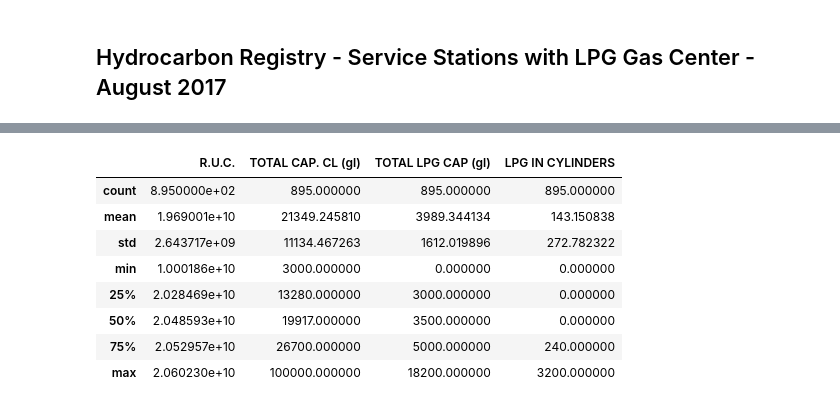
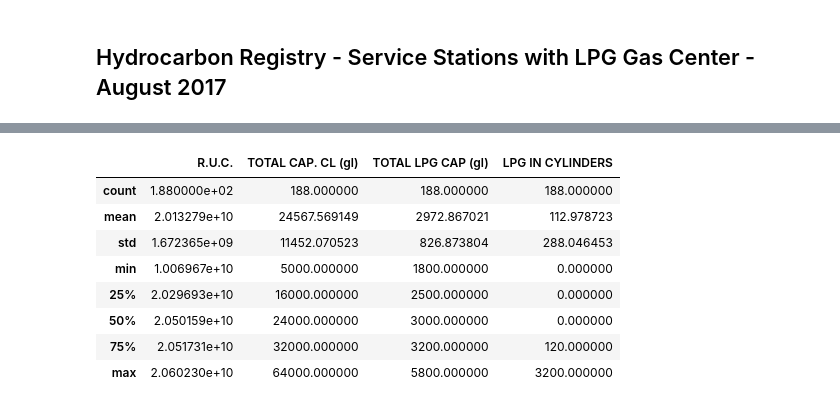
Before and after one commit to OmdenaLimaChapter/1.First-project_Lima_Peru_Open_Data, a Jupyter notebook: Datasets/energy/Registry_Of_Liquid_Hydrocarbons.ipynb, the cells around one changed output, grey strips where cells are left out. Cells and saved outputs as stored; diff of their text form; code cells hidden in the pictures.

```diff
--- a/Datasets/energy/Registry_Of_Liquid_Hydrocarbons.ipynb
+++ b/Datasets/energy/Registry_Of_Liquid_Hydrocarbons.ipynb
@@ -189,10 +190,3 @@ drop_col = ['EXPEDIENTE', 'No', 'REGISTRO', 'TANQUE 1', 'TANQUE 10', 'TANQUE 11'
 
 df1.drop(columns=drop_col, inplace=True, errors='ignore')
 df2.drop(columns=drop_col, inplace=True, errors='ignore')
-# %%
-# change to datetime
-col_date = ['FEC. EMISION', 'FEC. FIRMA']
-
-for col in col_date:
-    df1[col] = pd.to_datetime(df1[col], infer_datetime_format=True).dt.date
-    df2[col] = pd.to_datetime(df2[col], infer_datetime_format=True).dt.date
@@ -219,3 +193,35 @@ df2.rename(columns=es_en_dict, inplace=True)
+# %%
+# extract only Lima Province
+
+df1_lima = df1[df1['PROVINCIA'] == 'LIMA']
+df2_lima = df2[df2['PROVINCIA'] == 'LIMA']
+# %%
+# change to datetime
+col_date = ['FEC. EMISION', 'FEC. FIRMA']
+
+for col in col_date:
+    df1_lima[col] = df1_lima[col].astype('datetime64[ns]')
+    df2_lima[col] = df2_lima[col].astype('datetime64[ns]')
+# %%
+# translate column heading from Spanish to English
+
+# Unique column headings in the two datasets
+columns = np.unique(np.concatenate((df1_lima.columns.values, df2_lima.columns.values)))
+
+# translate to english
+columns_en = []
+n = columns.shape[0]
+for i in range(n):
+    # translate to english
+    columns_en.append(GoogleTranslator(source='es', target='en').translate(columns[i]))
+    i += 1
+
+# create a dictionary of spanish : english
+es_en_dict = dict(map(lambda i,j : (i,j) , columns, columns_en))
+
+# replace spanish values with english in the column
+df1_lima.rename(columns=es_en_dict, inplace=True)
+df2_lima.rename(columns=es_en_dict, inplace=True)
 # %% [markdown]
 ### Visualize Data
 # %% [markdown]
@@ -242,12 +377,12 @@ df1.head(1)
 # %%
-df2.describe()
+df2_lima.describe()
 # %% [output]
 |  | R.U.C. | TOTAL CAP. CL (gl) | TOTAL LPG CAP (gl) | LPG IN CYLINDERS |
-| count | 8.950000e+02 | 895.000000 | 895.000000 | 895.000000 |
-| mean | 1.969001e+10 | 21349.245810 | 3989.344134 | 143.150838 |
-| std | 2.643717e+09 | 11134.467263 | 1612.019896 | 272.782322 |
-| min | 1.000186e+10 | 3000.000000 | 0.000000 | 0.000000 |
-| 25% | 2.028469e+10 | 13280.000000 | 3000.000000 | 0.000000 |
-| 50% | 2.048593e+10 | 19917.000000 | 3500.000000 | 0.000000 |
-| 75% | 2.052957e+10 | 26700.000000 | 5000.000000 | 240.000000 |
-| max | 2.060230e+10 | 100000.000000 | 18200.000000 | 3200.000000 |
+| count | 1.880000e+02 | 188.000000 | 188.000000 | 188.000000 |
+| mean | 2.013279e+10 | 24567.569149 | 2972.867021 | 112.978723 |
+| std | 1.672365e+09 | 11452.070523 | 826.873804 | 288.046453 |
+| min | 1.006967e+10 | 5000.000000 | 1800.000000 | 0.000000 |
+| 25% | 2.029693e+10 | 16000.000000 | 2500.000000 | 0.000000 |
+| 50% | 2.050159e+10 | 24000.000000 | 3000.000000 | 0.000000 |
+| 75% | 2.051731e+10 | 32000.000000 | 3200.000000 | 120.000000 |
+| max | 2.060230e+10 | 64000.000000 | 5800.000000 | 3200.000000 |
```
Also changed, not shown: parts of 23 cells of this notebook.
